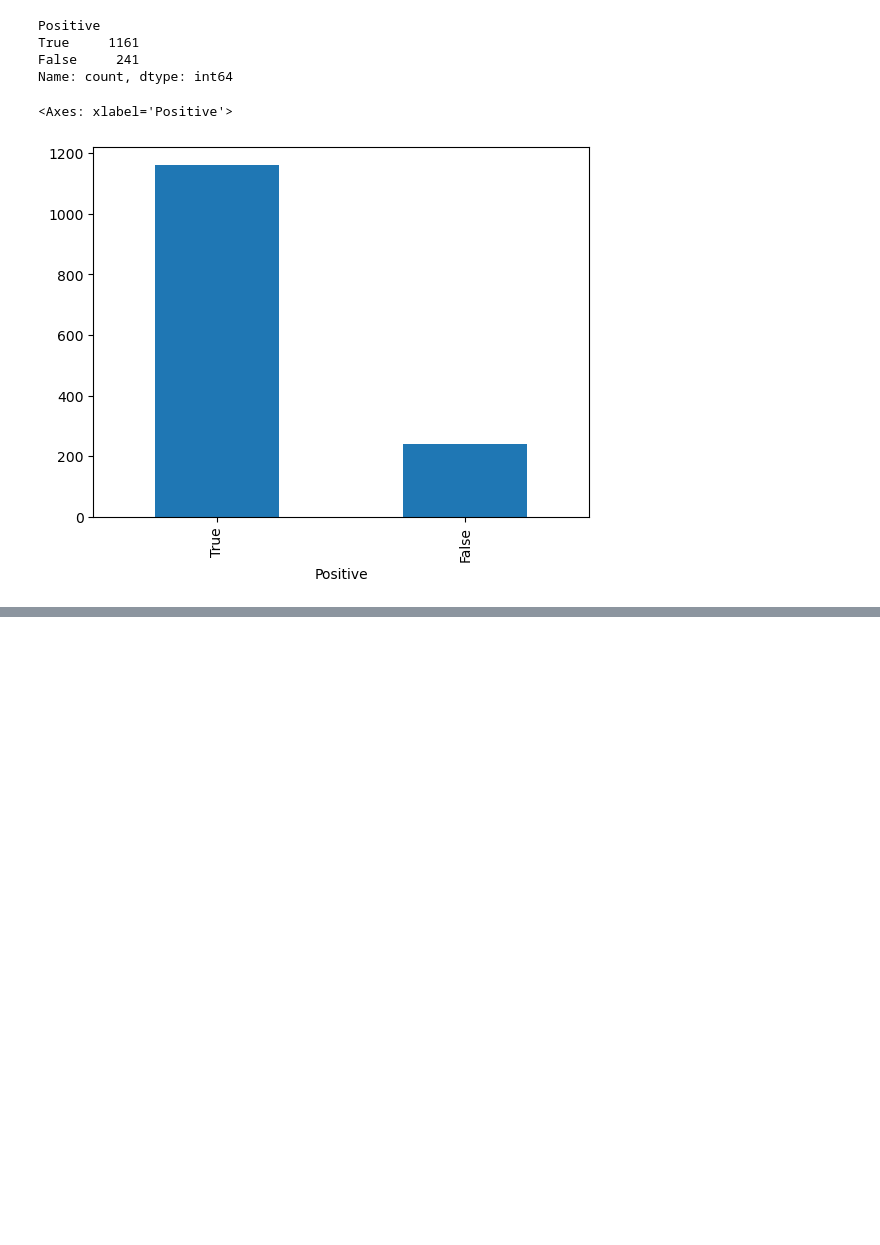
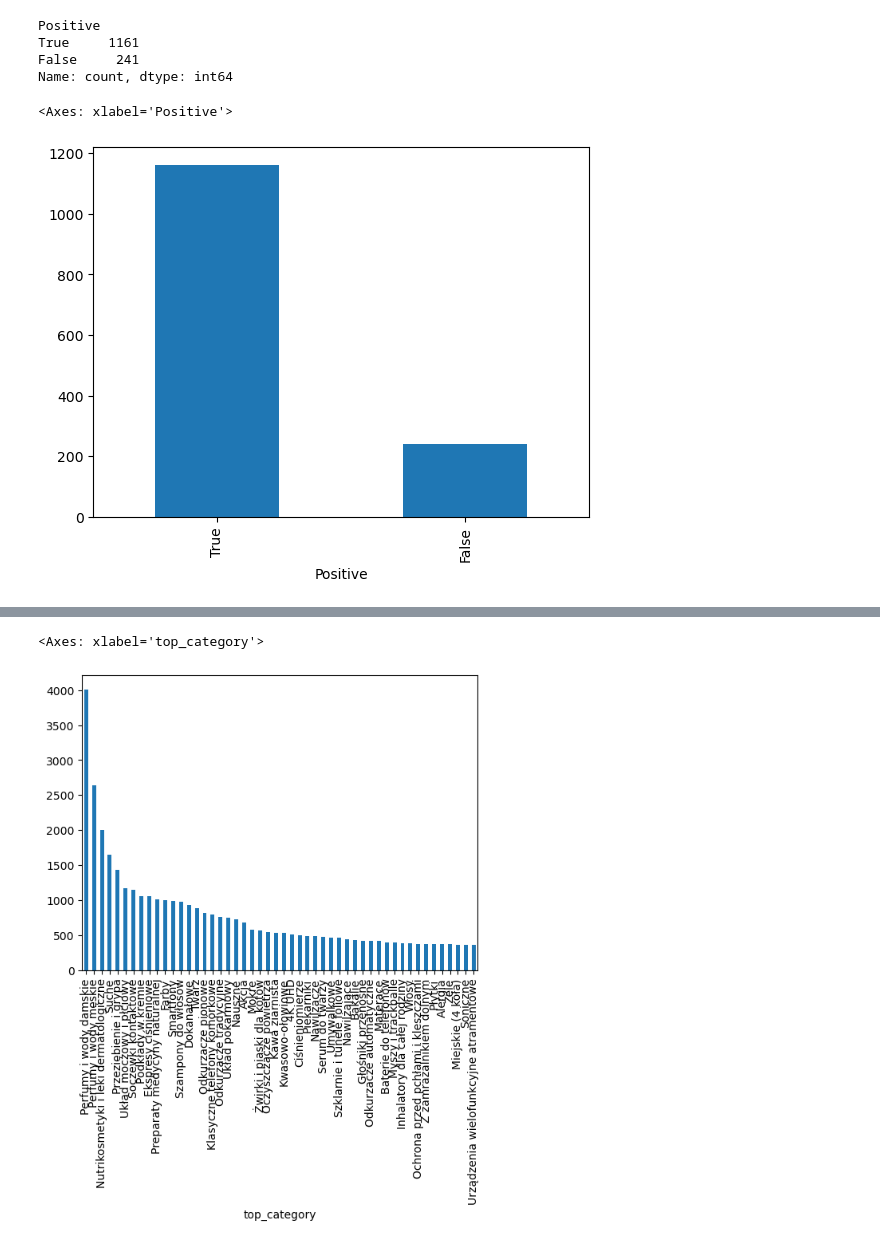
Before and after one commit to LazyDart/Ceneo-Scrape, a Jupyter notebook: First Count Analysis.ipynb, the cells around one changed output, grey strips where cells are left out. Cells and saved outputs as stored; diff of their text form; code cells hidden in the pictures; blank space fills up the shorter version.

```diff
--- a/First Count Analysis.ipynb
+++ b/First Count Analysis.ipynb
@@ -163,0 +168,5 @@ Uniquely Phrased Reviews Scraped:  42493
+# %%
+data_with_limits.drop_duplicates("review_text")["top_category"].value_counts().iloc[:50].plot(kind="bar")
+# %% [output]
+<Axes: xlabel='top_category'>
+[figure, added]
```
Also changed, not shown: parts of 10 cells of this notebook, 2 other files.
